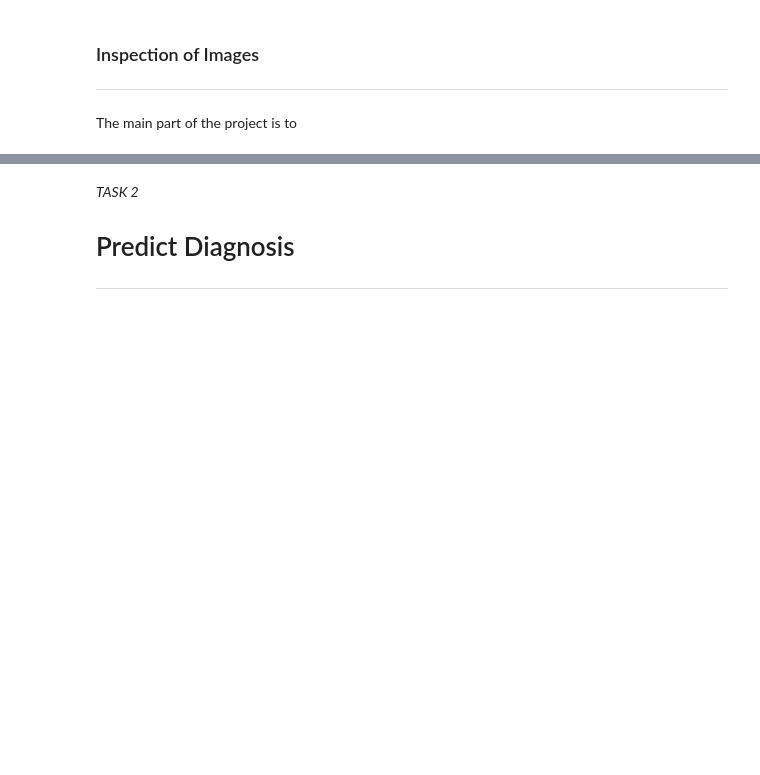
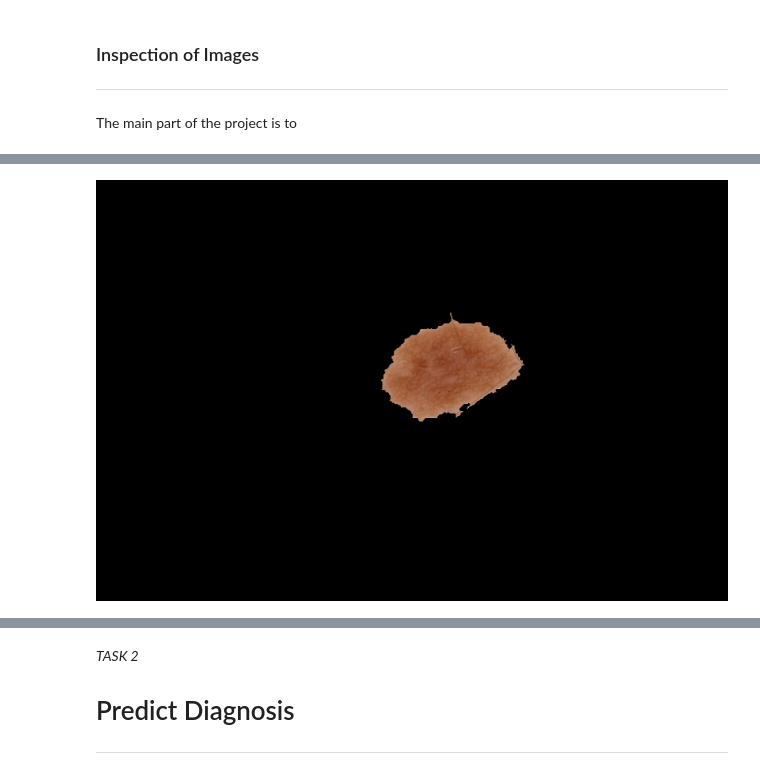
Before and after one commit to mikasenghaas/skin-lesion-detection, a Jupyter notebook: notebooks/project3.ipynb, the cells around one changed output, grey strips where cells are left out. Drawn from its saved outputs; the diff is of its cells as text; code cells hidden in the pictures; blank space fills up the shorter version.

```diff
--- a/notebooks/project3.ipynb
+++ b/notebooks/project3.ipynb
@@ -181,6 +252,8 @@ testIm
 # %%
-darkBackground = Image.new("RGB", img2.size, 0)
-testIm = Image.composite(img2,darkBackground,img2_mask)
+bg = Image.new("RGB", ex_img.size, 0)
+testIm = Image.composite(ex_img, bg, ex_img_mask)
 testIm
+# %% [output]
+[figure, added]
 # %%
 # crop lesion using .getbbox()
```
Also changed, not shown: parts of 32 cells of this notebook, 2 other files.
